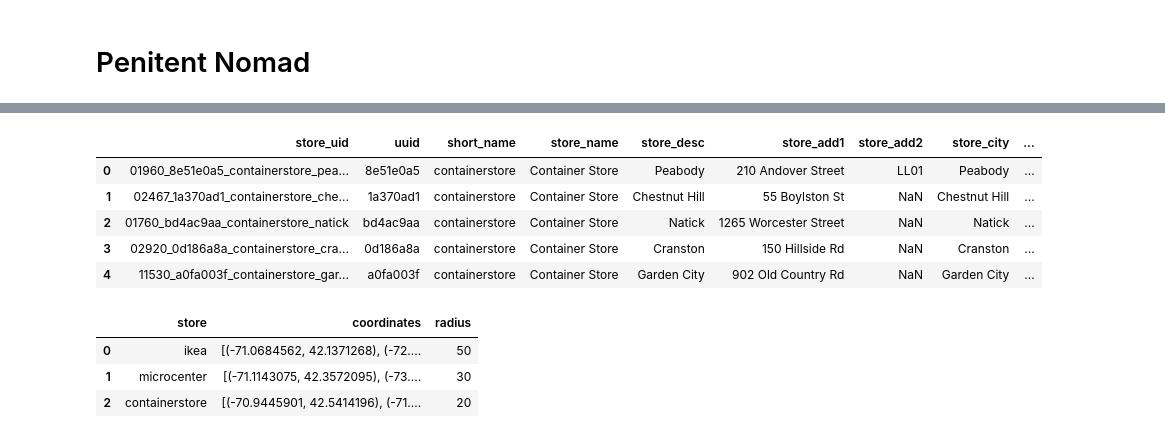
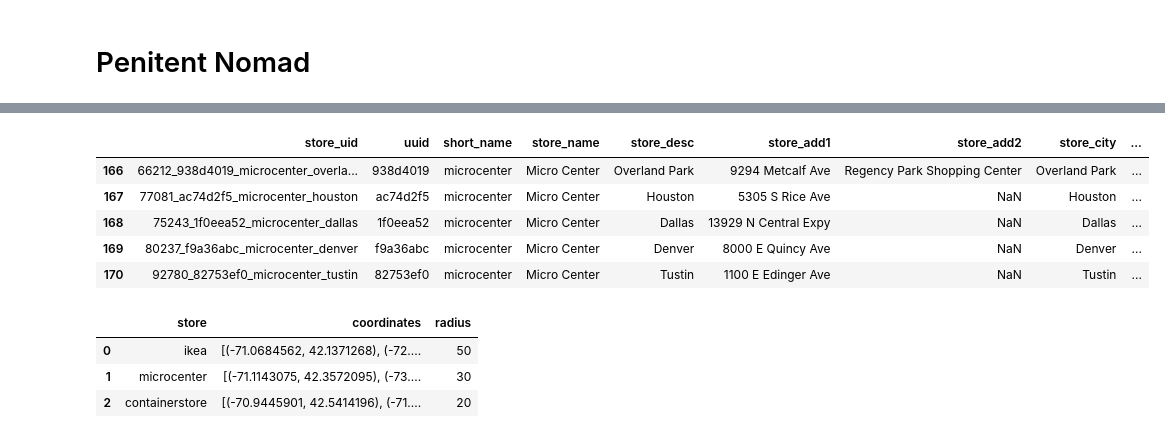
Before and after one commit to voxxtelum/penitent_nomad, a Jupyter notebook: jupyter/nomad_intersections.ipynb, the cells around one changed output, grey strips where cells are left out. Saved outputs shown, nothing was run; the diff lists cells and outputs as text; code cells hidden in the pictures.

Commit message:
Cleaned up maps and added new store

```diff
--- a/jupyter/nomad_intersections.ipynb
+++ b/jupyter/nomad_intersections.ipynb
@@ -50,7 +50,11 @@ stores_dataframe = pd.read_csv(
     dtype={"store_zip": "str"},
 )
 
+# stores_dataframe = pd.read_csv(
+#     "../common/csv/merged_locations_bean.csv",
+#     dtype={"store_zip": "str"},
+# )
+
 logger.debug(f"Unique short_name found: {stores_dataframe.short_name.unique()}")
-
-stores_dataframe.head(5)
+stores_dataframe.tail(5)
 # %% [output]
@@ -58,9 +62,9 @@ stores_dataframe.head(5)
 |  | store_uid | uuid | short_name | store_name | store_desc | store_add1 | store_add2 | store_city | ... |
-| 0 | 01960_8e51e0a5_containerstore_pea... | 8e51e0a5 | containerstore | Container Store | Peabody | 210 Andover Street | LL01 | Peabody | ... |
-| 1 | 02467_1a370ad1_containerstore_che... | 1a370ad1 | containerstore | Container Store | Chestnut Hill | 55 Boylston St | NaN | Chestnut Hill | ... |
-| 2 | 01760_bd4ac9aa_containerstore_natick | bd4ac9aa | containerstore | Container Store | Natick | 1265 Worcester Street | NaN | Natick | ... |
-| 3 | 02920_0d186a8a_containerstore_cra... | 0d186a8a | containerstore | Container Store | Cranston | 150 Hillside Rd | NaN | Cranston | ... |
-| 4 | 11530_a0fa003f_containerstore_gar... | a0fa003f | containerstore | Container Store | Garden City | 902 Old Country Rd | NaN | Garden City | ... |
+| 166 | 66212_938d4019_microcenter_overla... | 938d4019 | microcenter | Micro Center | Overland Park | 9294 Metcalf Ave | Regency Park Shopping Center | Overland Park | ... |
+| 167 | 77081_ac74d2f5_microcenter_houston | ac74d2f5 | microcenter | Micro Center | Houston | 5305 S Rice Ave | NaN | Houston | ... |
+| 168 | 75243_1f0eea52_microcenter_dallas | 1f0eea52 | microcenter | Micro Center | Dallas | 13929 N Central Expy | NaN | Dallas | ... |
+| 169 | 80237_f9a36abc_microcenter_denver | f9a36abc | microcenter | Micro Center | Denver | 8000 E Quincy Ave | NaN | Denver | ... |
+| 170 | 92780_82753ef0_microcenter_tustin | 82753ef0 | microcenter | Micro Center | Tustin | 1100 E Edinger Ave | NaN | Tustin | ... |
 # %%
 # Earth radius in miles
 earth_r = 3958.8
```
Also changed, not shown: parts of 9 cells of this notebook, 11 other files.
